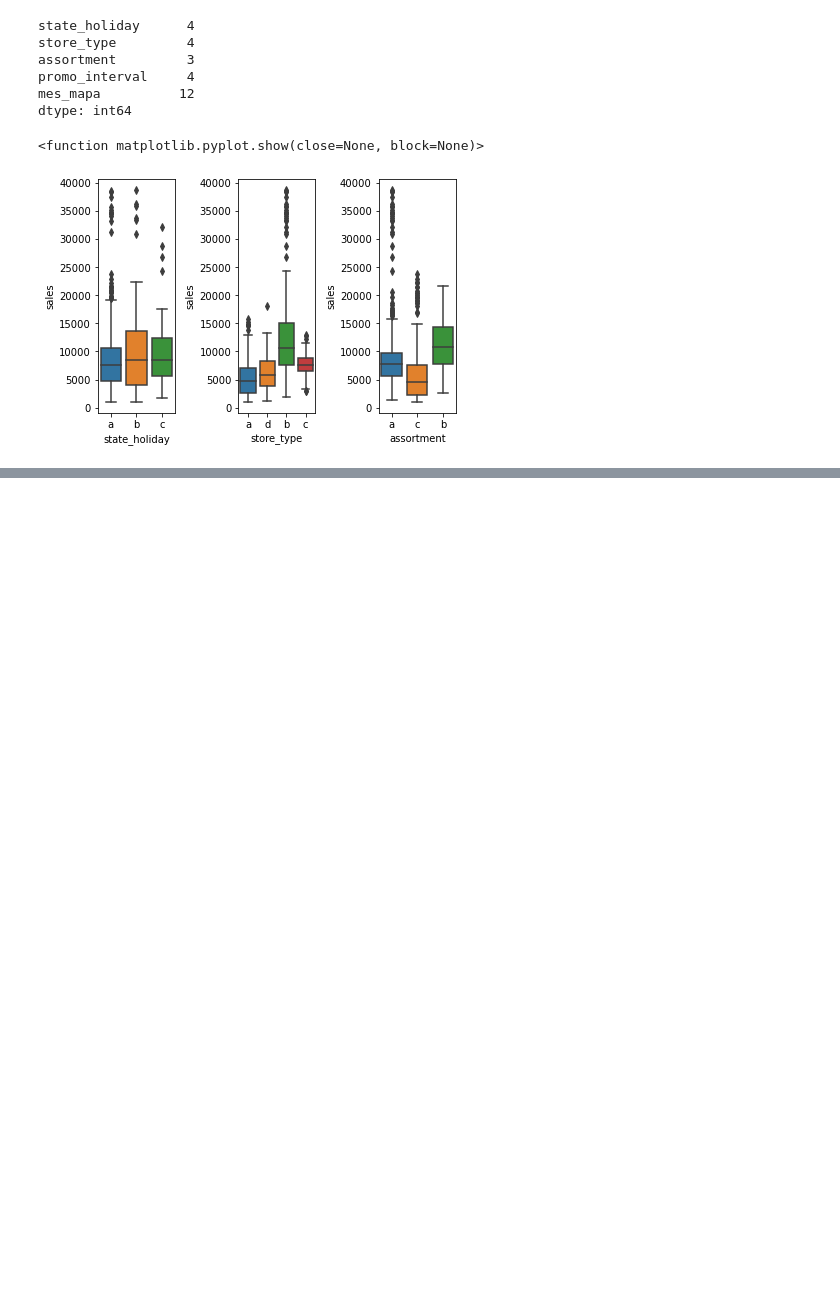
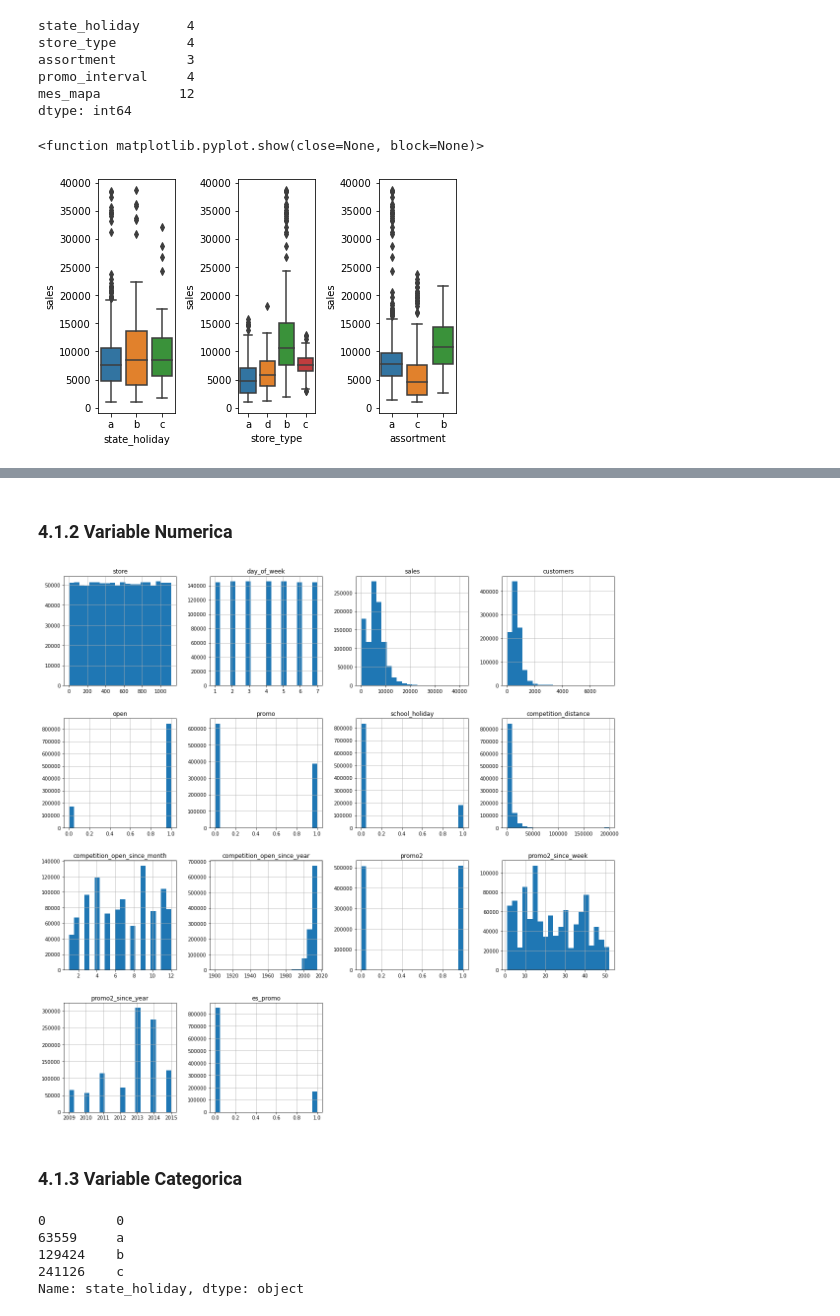
Before and after one commit to juksilva/Predict-Time-Series, a Jupyter notebook: Prediccion_ventas.ipynb, the cells around one changed output, grey strips where cells are left out. Drawn from its saved outputs; the diff is of its cells as text; code cells hidden in the pictures; blank space fills up the shorter version.

```diff
--- a/Prediccion_ventas.ipynb
+++ b/Prediccion_ventas.ipynb
@@ -274,0 +403,16 @@ df2['date']
+# %% [markdown]
+### 4.1.2 Variable Numerica
+# %%
+num_attributes.hist(bins= 20, figsize = (20,20));
+# %% [output]
+[figure, added]
+# %% [markdown]
+### 4.1.3 Variable Categorica
+# %%
+df4['state_holiday'].drop_duplicates()
+# %% [output]
+0         0
+63559     a
+129424    b
+241126    c
+Name: state_holiday, dtype: object
```
Also changed, not shown: parts of 152 cells of this notebook.
